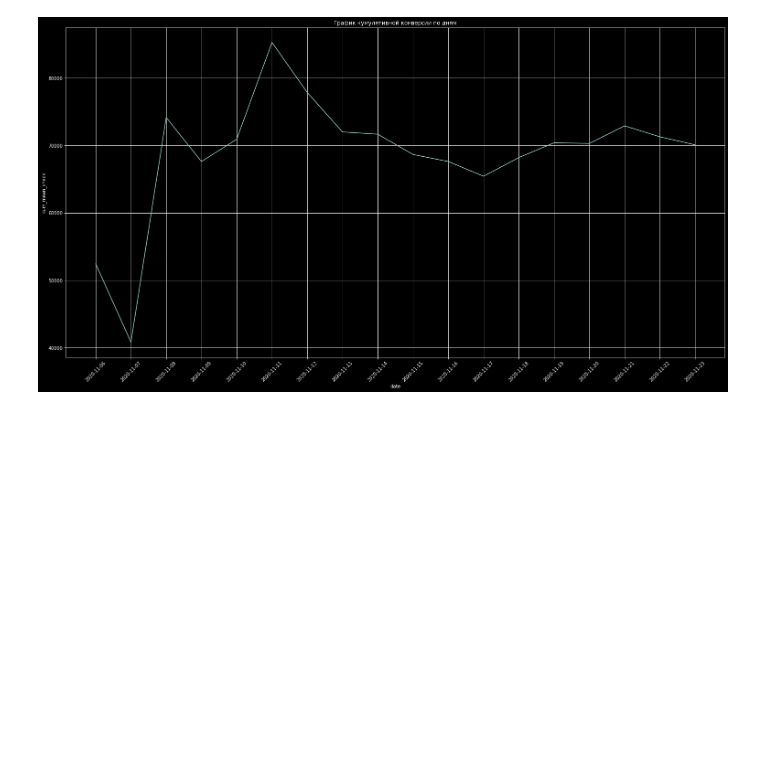
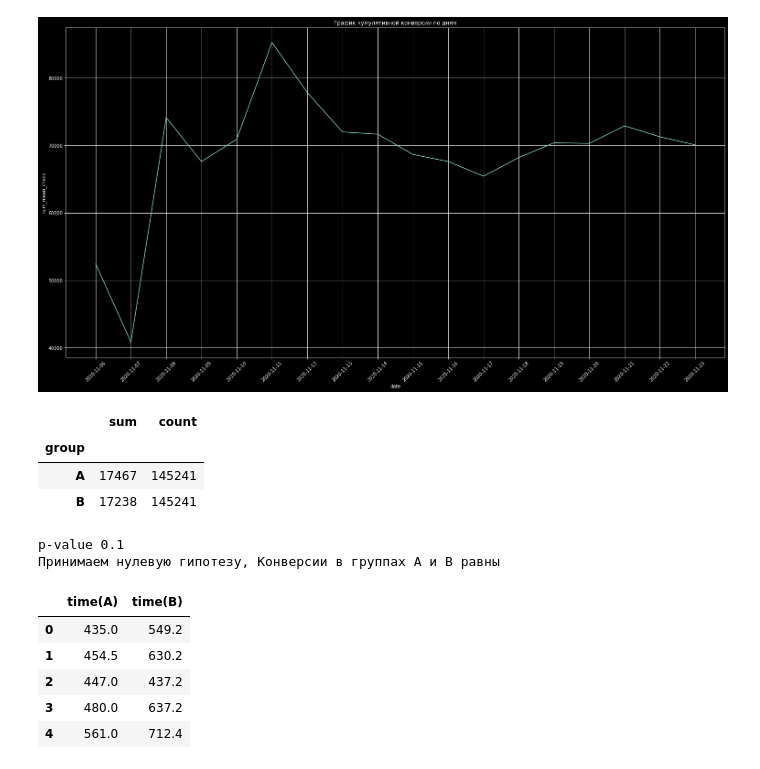
Before and after one commit to madskillskill/sf_data_science, a Jupyter notebook: EDA-5/EDA-5.ipynb, the cells around one changed output. Saved outputs shown, nothing was run; the diff lists cells and outputs as text; code cells hidden in the pictures; blank space fills up the shorter version.

```diff
--- a/EDA-5/EDA-5.ipynb
+++ b/EDA-5/EDA-5.ipynb
@@ -274,0 +277,39 @@ ax.grid(True);
+# %%
+converted_data = ab_data.groupby('group')['converted'].agg(['sum', 'count'])
+display(converted_data)
+# %% [output]
+|  | sum | count |
+| group |  |  |
+| A | 17467 | 145241 |
+| B | 17238 | 145241 |
+# %%
+H0 = 'Конверсии в группах A и B равны'
+H1 = 'Конверсия в группе А выше, чем конверсия в группе В'
+alpha = 0.05
+
+_, p_value = proportions_ztest(
+    count=converted_data['sum'],
+    nobs=converted_data['count'],
+    alternative='larger'
+)
+
+print('p-value', round(p_value, 2))
+
+if (p_value < alpha):
+    print("Отвергаем нулевую гипотезу. {}".format(H0))
+    print("Альтернативная гипотеза. H1: {}".format(H1))
+else:
+    print('Принимаем нулевую гипотезу, {}'.format(H0))
+# %% [output]
+p-value 0.1
+Принимаем нулевую гипотезу, Конверсии в группах A и B равны
+# %%
+time_data = pd.read_excel('data/time_data.xlsx')
+display(time_data.head())
+# %% [output]
+|  | time(A) | time(B) |
+| 0 | 435.0 | 549.2 |
+| 1 | 454.5 | 630.2 |
+| 2 | 447.0 | 437.2 |
+| 3 | 480.0 | 637.2 |
+| 4 | 561.0 | 712.4 |
```
Also changed, not shown: parts of 10 cells of this notebook, 3 other files.
